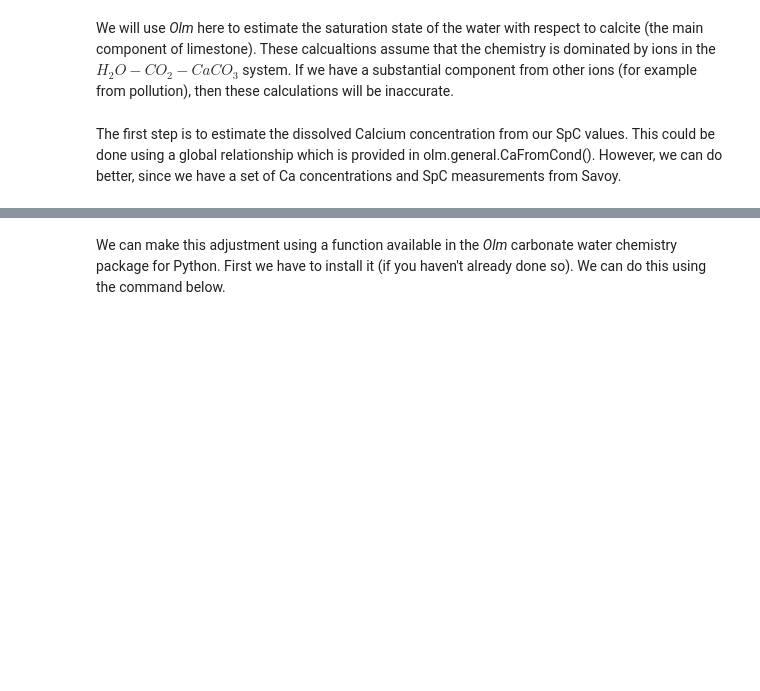
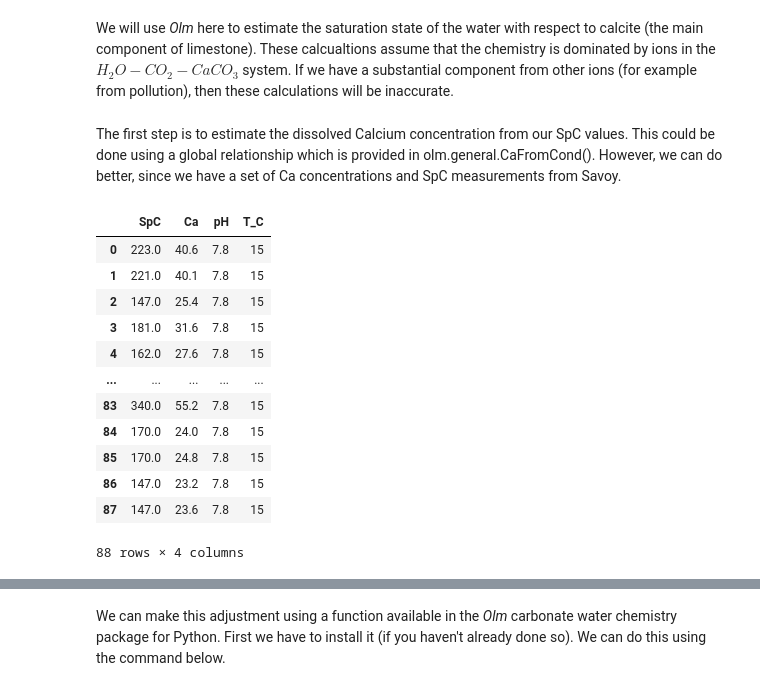
Before and after one commit to CovingtonResearchGroup/CCZ-student-python-training, a Jupyter notebook: Specific-Conductance.ipynb, the cells around one changed output, grey strips where cells are left out. Saved outputs shown, nothing was run; the diff lists cells and outputs as text; code cells hidden in the pictures; blank space fills up the shorter version.

```diff
--- a/Specific-Conductance.ipynb
+++ b/Specific-Conductance.ipynb
@@ -57,3 +60,25 @@ https://github.com/CovingtonResearchGroup/olm-examples
 We will use *Olm* here to estimate the saturation state of the water with respect to calcite (the main component of limestone). These calcualtions assume that the chemistry is dominated by ions in the $H_2O - CO_2 - CaCO_3$ system. If we have a substantial component from other ions (for example from pollution), then these calculations will be inaccurate.
 # %% [markdown]
 The first step is to estimate the dissolved Calcium concentration from our SpC values. This could be done using a global relationship which is provided in olm.general.CaFromCond(). However, we can do better, since we have a set of Ca concentrations and SpC measurements from Savoy.
+# %%
+# This csv contains SpC (uS/cm) and Ca (mg/L) values from water samples at Savoy.
+savoy_chem = read_csv('data/savoy_chem.csv')
+savoy_chem
+
+# Note, the pH and temp data here are fabricated (all the same value).
+# We will just use them to illustrate the method of saturation
+# ratio calculation below.
+# %% [output]
+|  | SpC | Ca | pH | T_C |
+| 0 | 223.0 | 40.6 | 7.8 | 15 |
+| 1 | 221.0 | 40.1 | 7.8 | 15 |
+| 2 | 147.0 | 25.4 | 7.8 | 15 |
+| 3 | 181.0 | 31.6 | 7.8 | 15 |
+| 4 | 162.0 | 27.6 | 7.8 | 15 |
+| ... | ... | ... | ... | ... |
+| 83 | 340.0 | 55.2 | 7.8 | 15 |
+| 84 | 170.0 | 24.0 | 7.8 | 15 |
+| 85 | 170.0 | 24.8 | 7.8 | 15 |
+| 86 | 147.0 | 23.2 | 7.8 | 15 |
+| 87 | 147.0 | 23.6 | 7.8 | 15 |
+88 rows × 4 columns
```
Also changed, not shown: parts of 15 cells of this notebook.
